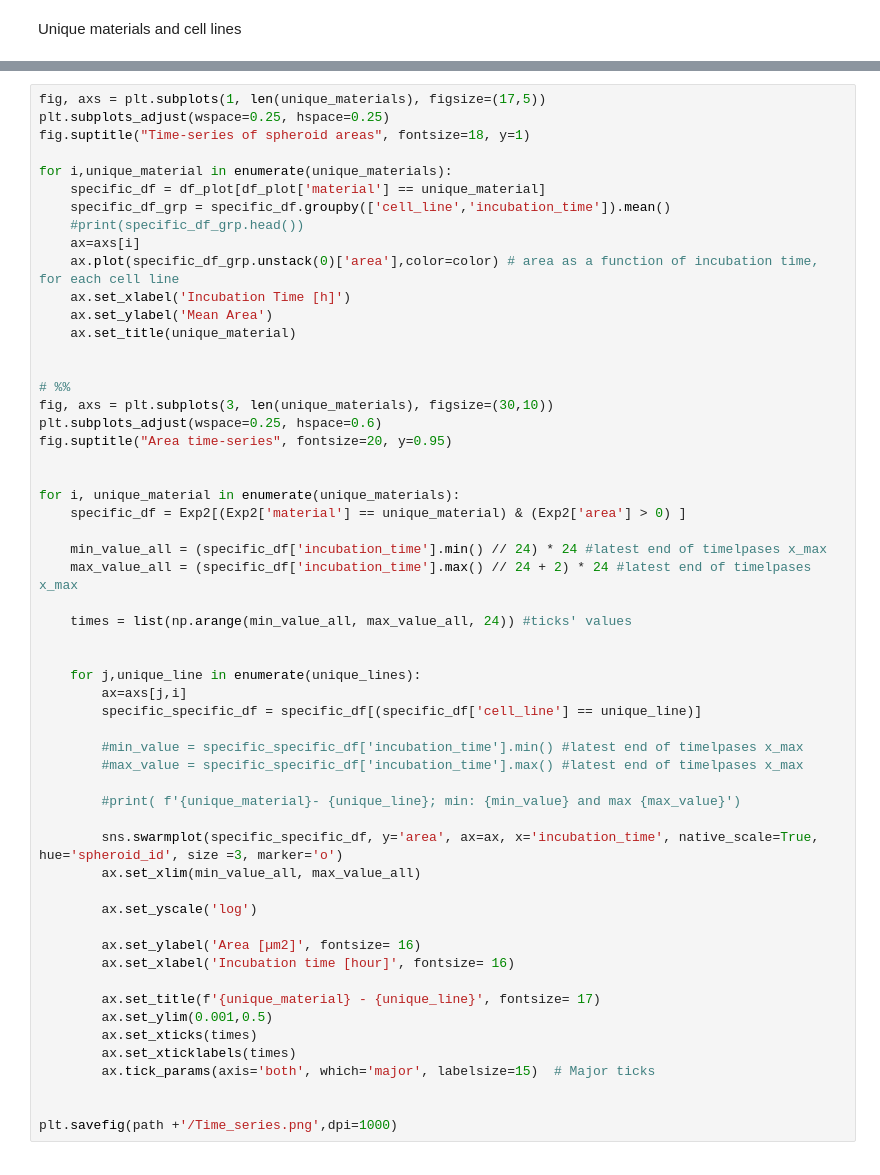
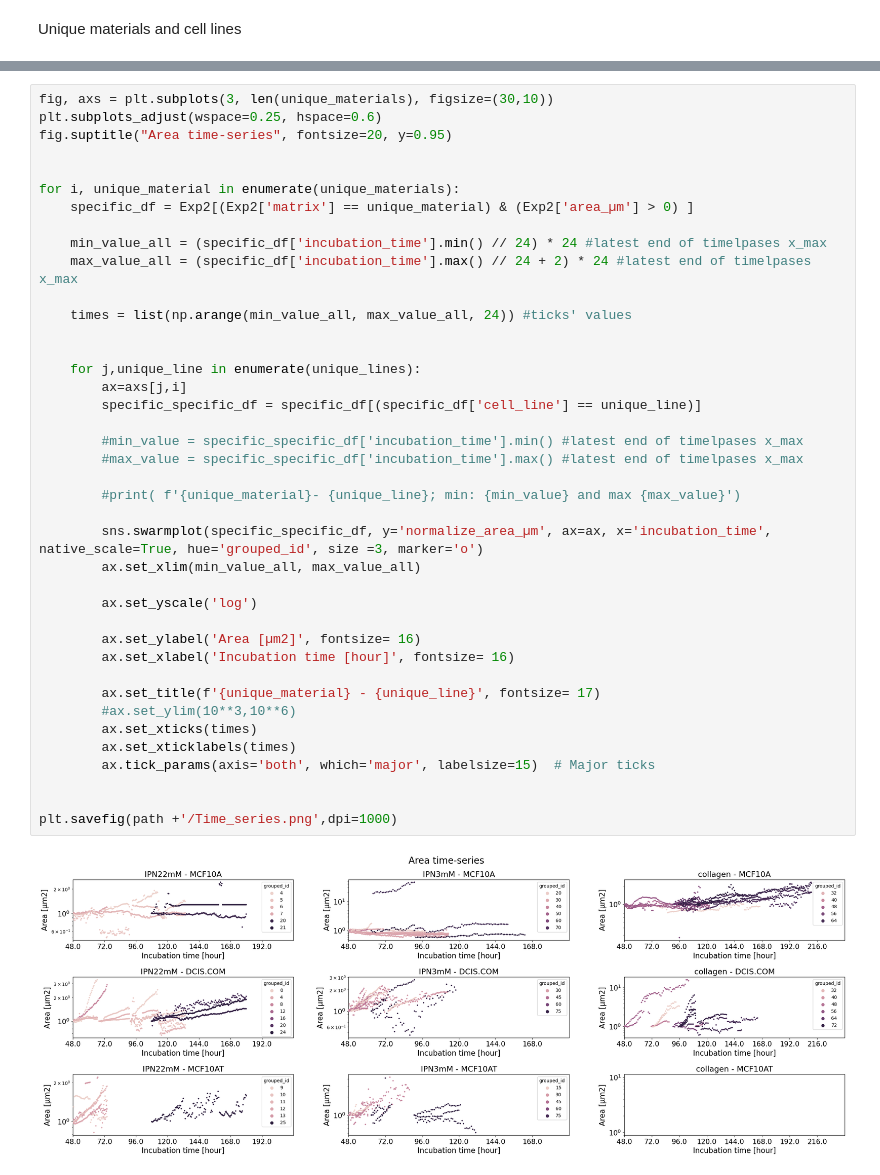
Before and after one commit to ArttuD/InstruProject, a Jupyter notebook: LindaPipes/Experimental_model_2/analysis_Exp2.ipynb, the cells around one changed output, grey strips where cells are left out. Cells and saved outputs as stored; diff of their text form.

```diff
--- a/LindaPipes/Experimental_model_2/analysis_Exp2.ipynb
+++ b/LindaPipes/Experimental_model_2/analysis_Exp2.ipynb
@@ -49,19 +75,3 @@ print(unique_lines)
-# %%
-fig, axs = plt.subplots(1, len(unique_materials), figsize=(17,5))
-plt.subplots_adjust(wspace=0.25, hspace=0.25)
-fig.suptitle("Time-series of spheroid areas", fontsize=18, y=1)
-
-for i,unique_material in enumerate(unique_materials):
-    specific_df = df_plot[df_plot['material'] == unique_material]
-    specific_df_grp = specific_df.groupby(['cell_line','incubation_time']).mean()
-    #print(specific_df_grp.head())
-    ax=axs[i]
-    ax.plot(specific_df_grp.unstack(0)['area'],color=color) # area as a function of incubation time, for each cell line
-    ax.set_xlabel('Incubation Time [h]')
-    ax.set_ylabel('Mean Area')
-    ax.set_title(unique_material)
-
-
 # %%
 fig, axs = plt.subplots(3, len(unique_materials), figsize=(30,10))
 plt.subplots_adjust(wspace=0.25, hspace=0.6)
@@ -69,36 +79,38 @@ fig.suptitle("Area time-series", fontsize=20, y=0.95)
 
 
 for i, unique_material in enumerate(unique_materials):
-    specific_df = Exp2[(Exp2['material'] == unique_material) & (Exp2['area'] > 0) ]
+    specific_df = Exp2[(Exp2['matrix'] == unique_material) & (Exp2['area_µm'] > 0) ]
 
     min_value_all = (specific_df['incubation_time'].min() // 24) * 24 #latest end of timelpases x_max
     max_value_all = (specific_df['incubation_time'].max() // 24 + 2) * 24 #latest end of timelpases x_max
 
     times = list(np.arange(min_value_all, max_value_all, 24)) #ticks' values
 
 
     for j,unique_line in enumerate(unique_lines):
         ax=axs[j,i]
         specific_specific_df = specific_df[(specific_df['cell_line'] == unique_line)]
 
         #min_value = specific_specific_df['incubation_time'].min() #latest end of timelpases x_max
         #max_value = specific_specific_df['incubation_time'].max() #latest end of timelpases x_max
 
         #print( f'{unique_material}- {unique_line}; min: {min_value} and max {max_value}')
 
-        sns.swarmplot(specific_specific_df, y='area', ax=ax, x='incubation_time', native_scale=True, hue='spheroid_id', size =3, marker='o')
+        sns.swarmplot(specific_specific_df, y='normalize_area_µm', ax=ax, x='incubation_time', native_scale=True, hue='grouped_id', size =3, marker='o')
         ax.set_xlim(min_value_all, max_value_all)
 
         ax.set_yscale('log')
 
         ax.set_ylabel('Area [µm2]', fontsize= 16)
         ax.set_xlabel('Incubation time [hour]', fontsize= 16)
 
         ax.set_title(f'{unique_material} - {unique_line}', fontsize= 17)
-        ax.set_ylim(0.001,0.5)
+        #ax.set_ylim(10**3,10**6)
         ax.set_xticks(times)
         ax.set_xticklabels(times)
         ax.tick_params(axis='both', which='major', labelsize=15)  # Major ticks
 
 
 plt.savefig(path +'/Time_series.png',dpi=1000)
+# %% [output]
+[figure, added]
```
Also changed, not shown: parts of 5 cells of this notebook, 1 other file.
